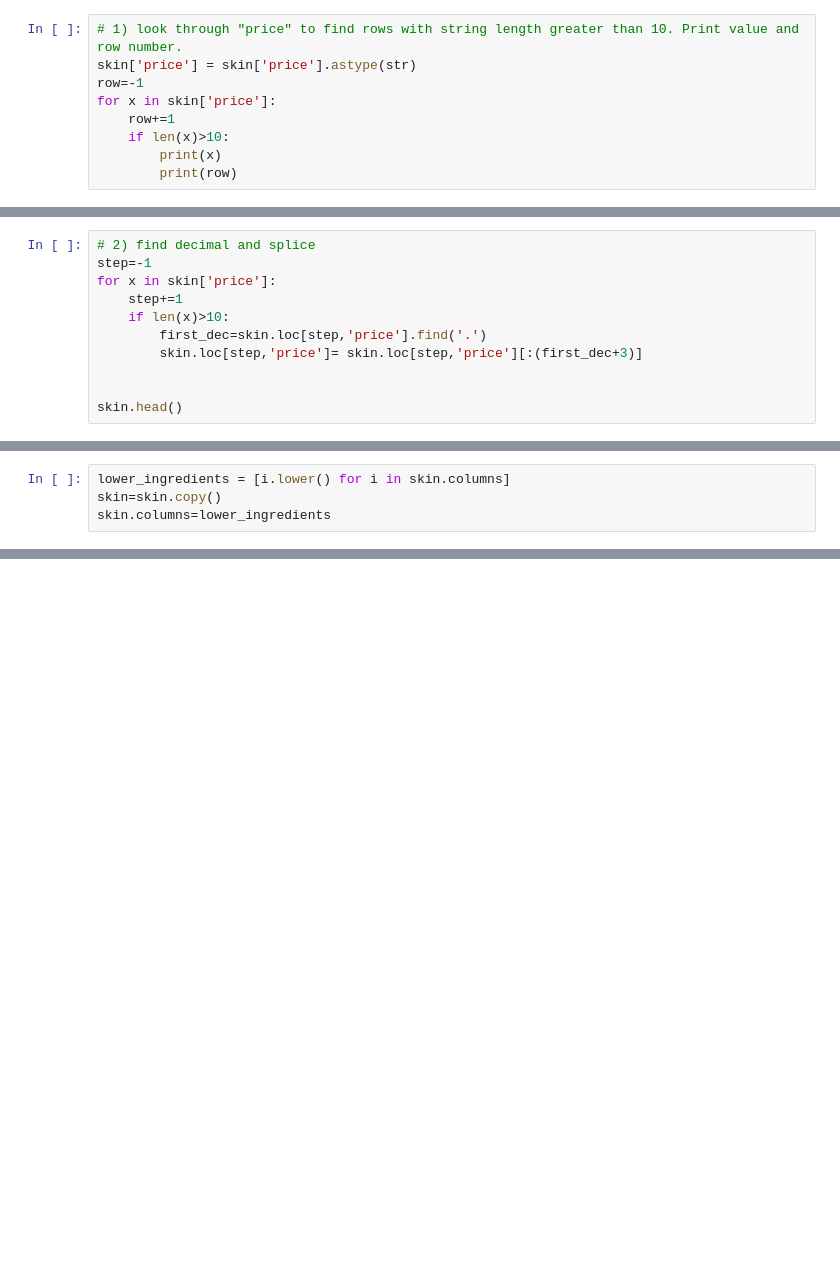
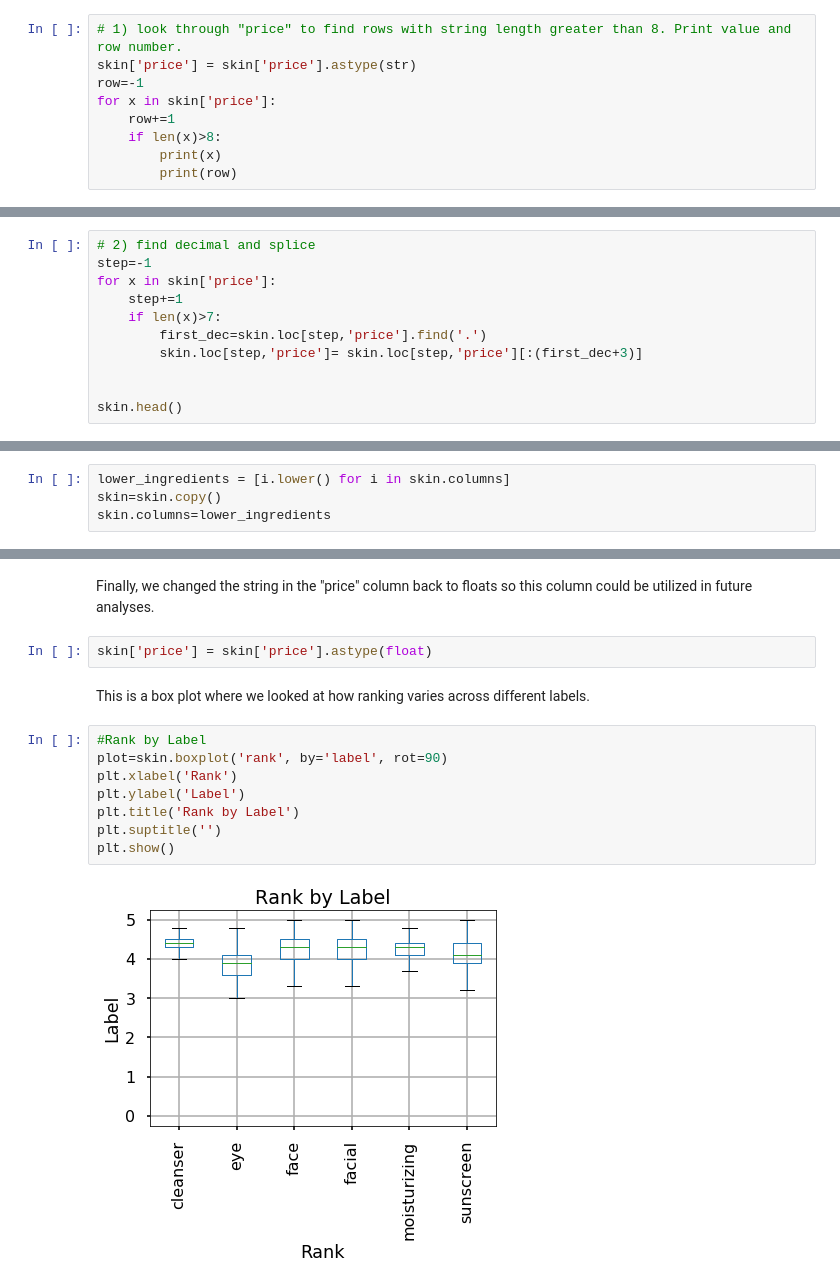
Before and after one commit to elitagao/info2950, a Jupyter notebook: INFO2950 Project.ipynb, the cells around one changed output, grey strips where cells are left out. Saved outputs shown, nothing was run; the diff lists cells and outputs as text; blank space fills up the shorter version.

```diff
--- a/INFO2950 Project.ipynb
+++ b/INFO2950 Project.ipynb
@@ -266,12 +266,12 @@ To do this we did the following:
 
 2) For those rows identified, we found the first decimal point and then spliced that string 2 indexes past it so that just the first price is kept
 # %%
-# 1) look through "price" to find rows with string length greater than 10. Print value and row number.
+# 1) look through "price" to find rows with string length greater than 8. Print value and row number.
 skin['price'] = skin['price'].astype(str)
 row=-1
 for x in skin['price']:
     row+=1
-    if len(x)>10:
+    if len(x)>8:
         print(x)
         print(row)
 # %% [output]
@@ -297,7 +297,7 @@ for x in skin['price']:
 step=-1
 for x in skin['price']:
     step+=1
-    if len(x)>10:
+    if len(x)>7:
         first_dec=skin.loc[step,'price'].find('.')
         skin.loc[step,'price']= skin.loc[step,'price'][:(first_dec+3)]
 
@@ -329,3 +329,19 @@ skin.head()
 | 2 | moisturizing | DRUNK ELEPHANT | Protini™ Polypeptide Cream | 68.00 | 4.4 | -9 Signal Peptide Complex \n-Pygm... | 1 | 1 | 1 | 1 | ... |
 | 3 | moisturizing | LA MER | The Moisturizing Soft Cream | 175.00 | 3.8 | Algae (Seaweed) Extract, Cyclopen... | 1 | 1 | 1 | 1 | ... |
 | 4 | moisturizing | IT COSMETICS | Your Skin But Better™ CC+™ Cream ... | 38.00 | 4.1 | -Collagen: Supports skin elastici... | 1 | 1 | 1 | 1 | ... |
+# %% [markdown]
+Finally, we changed the string in the "price" column back to floats so this column could be utilized in future analyses.
+# %%
+skin['price'] = skin['price'].astype(float)
+# %% [markdown]
+This is a box plot where we looked at how ranking varies across different labels.
+# %%
+#Rank by Label
+plot=skin.boxplot('rank', by='label', rot=90)
+plt.xlabel('Rank')
+plt.ylabel('Label')
+plt.title('Rank by Label')
+plt.suptitle('')
+plt.show()
+# %% [output]
+[figure, added]
```
Also changed, not shown: parts of 7 cells of this notebook.
